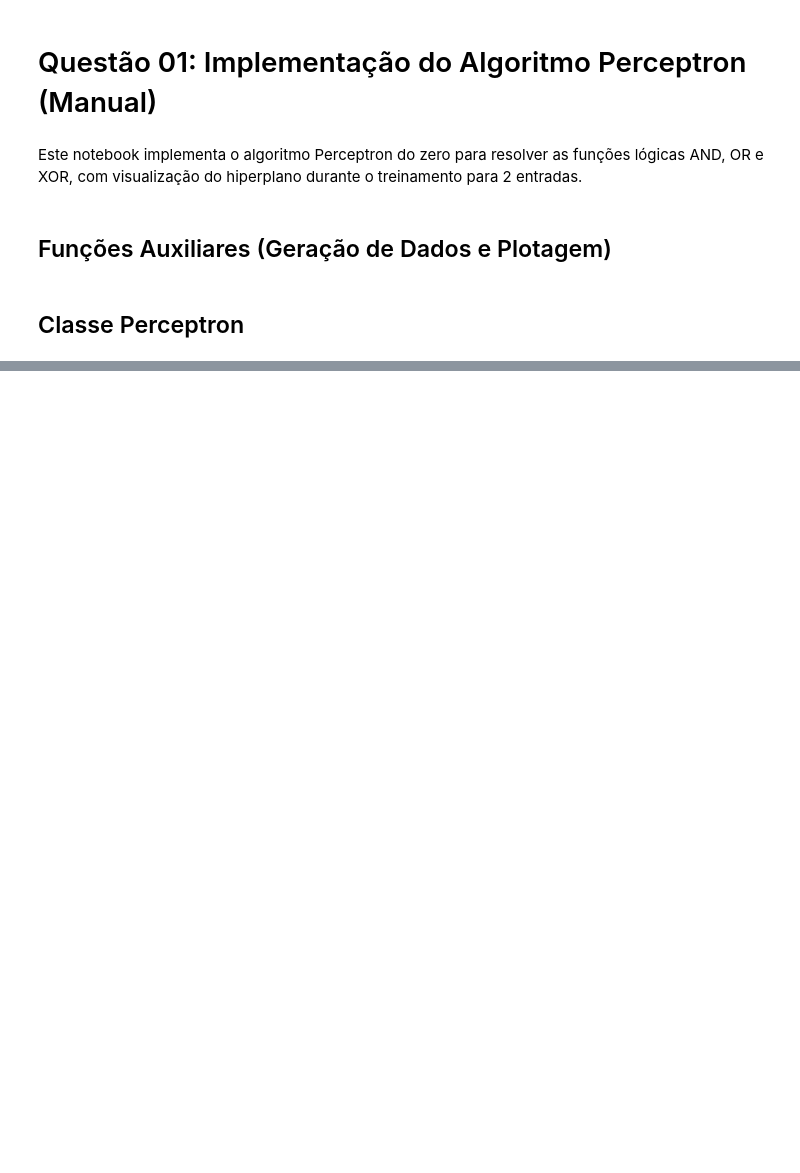
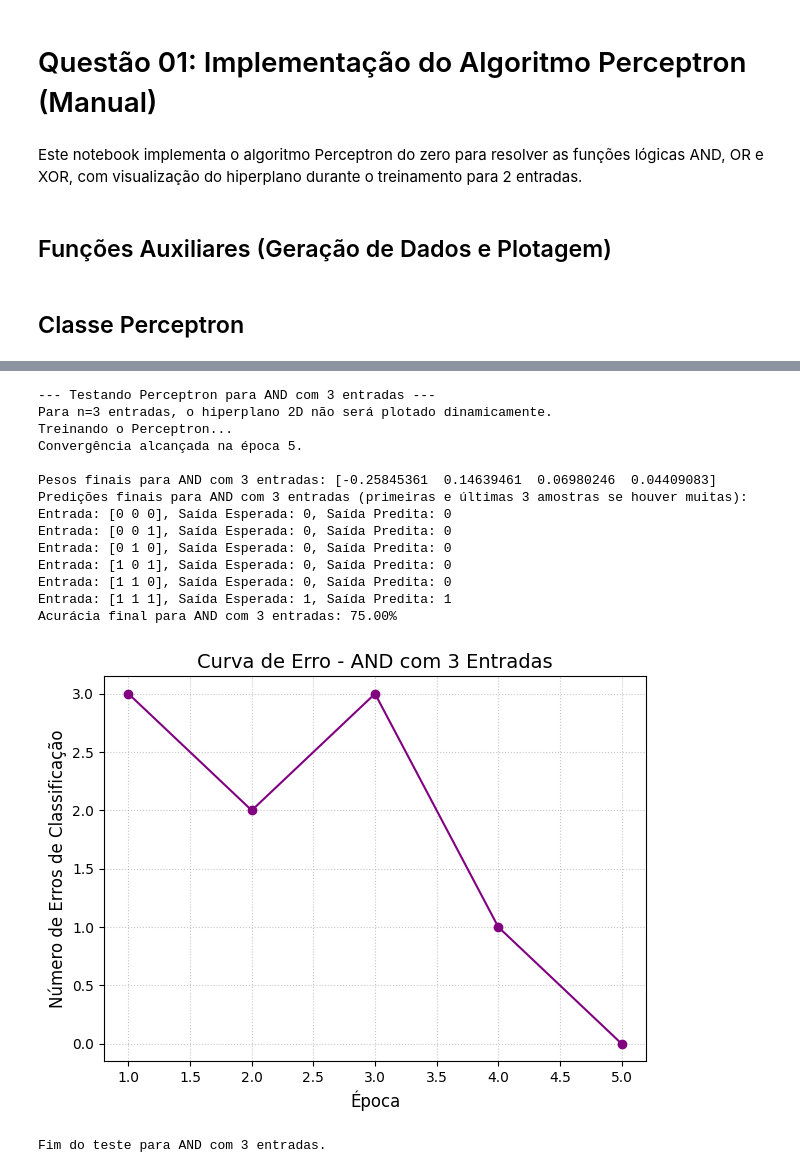
Before and after one commit to LuanCarrieiros/IA, a Jupyter notebook: Lista10/Questão 01/perceptron_manual.ipynb, the cells around one changed output, grey strips where cells are left out. Cells and saved outputs as stored; diff of their text form; code cells hidden in the pictures; blank space fills up the shorter version.

```diff
--- a/Lista10/Questão 01/perceptron_manual.ipynb
+++ b/Lista10/Questão 01/perceptron_manual.ipynb
@@ -569,0 +311,21 @@ Fim dos testes.
+# %%
+# Exemplo 3: AND com 3 entradas
+# Não haverá animação do hiperplano, apenas a curva de erro será plotada.
+executar_teste_perceptron(tipo_funcao="AND", num_entradas=3, n_epocas=50)
+# %% [output]
+--- Testando Perceptron para AND com 3 entradas ---
+Para n=3 entradas, o hiperplano 2D não será plotado dinamicamente.
+Treinando o Perceptron...
+Convergência alcançada na época 5.
+
+Pesos finais para AND com 3 entradas: [-0.25845361  0.14639461  0.06980246  0.04409083]
+Predições finais para AND com 3 entradas (primeiras e últimas 3 amostras se houver muitas):
+Entrada: [0 0 0], Saída Esperada: 0, Saída Predita: 0
+Entrada: [0 0 1], Saída Esperada: 0, Saída Predita: 0
+Entrada: [0 1 0], Saída Esperada: 0, Saída Predita: 0
+Entrada: [1 0 1], Saída Esperada: 0, Saída Predita: 0
+Entrada: [1 1 0], Saída Esperada: 0, Saída Predita: 0
+Entrada: [1 1 1], Saída Esperada: 1, Saída Predita: 1
+Acurácia final para AND com 3 entradas: 75.00%
+[figure, added]
+Fim do teste para AND com 3 entradas.
```
Also changed, not shown: parts of 15 cells of this notebook.
